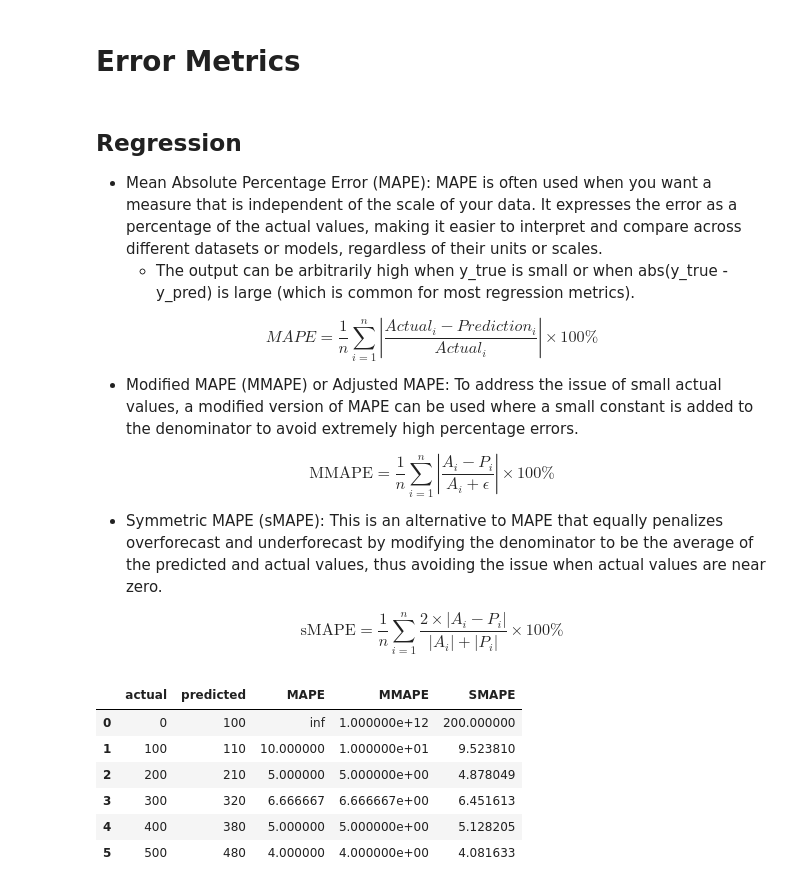
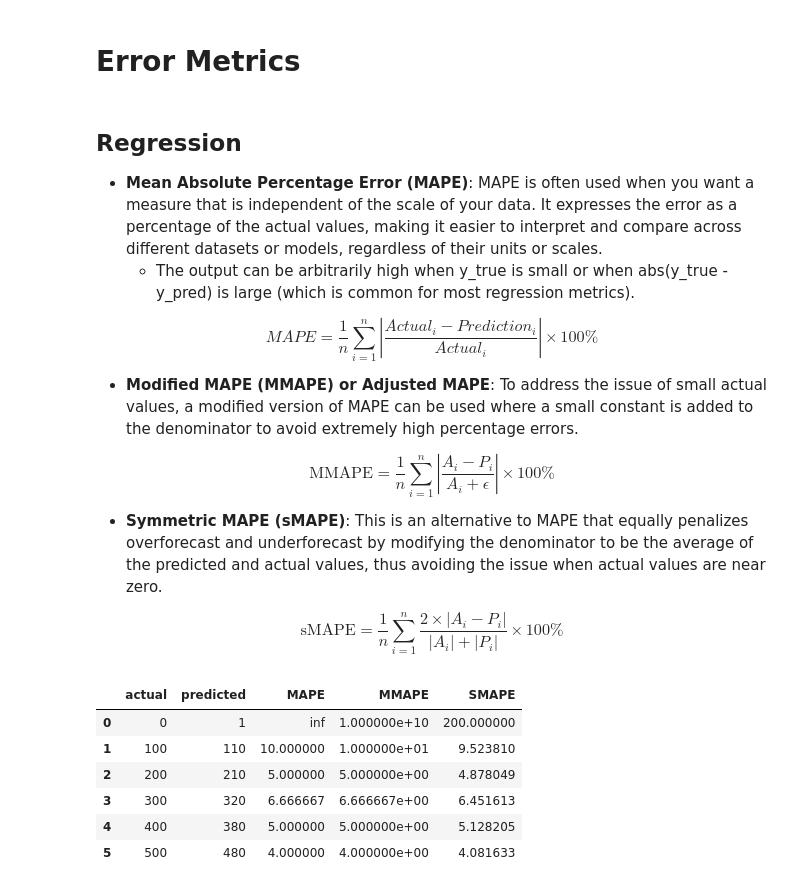
Before and after one commit to Jordanbarker/jordanbarker.github.io, a Jupyter notebook: Jupyter_Notebooks/ErrorMetrics.ipynb, the cells around one changed output. Cells and saved outputs as stored; diff of their text form; code cells hidden in the pictures.

```diff
--- a/Jupyter_Notebooks/ErrorMetrics.ipynb
+++ b/Jupyter_Notebooks/ErrorMetrics.ipynb
@@ -3,6 +6,6 @@
 # %% [markdown]
 ## Regression
-* Mean Absolute Percentage Error (MAPE): MAPE is often used when you want a measure that is independent of the scale of your data. It expresses the error as a percentage of the actual values, making it easier to interpret and compare across different datasets or models, regardless of their units or scales.
+* **Mean Absolute Percentage Error (MAPE)**: MAPE is often used when you want a measure that is independent of the scale of your data. It expresses the error as a percentage of the actual values, making it easier to interpret and compare across different datasets or models, regardless of their units or scales.
   * The output can be arbitrarily high when y_true is small or when abs(y_true - y_pred) is large (which is common for most regression metrics).
 
 $$
@@ -10,35 +13,31 @@ MAPE = \frac{1}{n} \sum_{i=1}^{n} \left| \frac{Actual_i - Prediction_i}{Actual_i
 $$
 
 
-* Modified MAPE (MMAPE) or Adjusted MAPE: To address the issue of small actual values, a modified version of MAPE can be used where a small constant is added to the denominator to avoid extremely high percentage errors.
+* **Modified MAPE (MMAPE) or Adjusted MAPE**: To address the issue of small actual values, a modified version of MAPE can be used where a small constant is added to the denominator to avoid extremely high percentage errors.
 
 $$
 \text{MMAPE} = \frac{1}{n} \sum_{i=1}^{n} \left| \frac{A_i - P_i}{A_i + \epsilon} \right| \times 100\%
 $$
 
-* Symmetric MAPE (sMAPE): This is an alternative to MAPE that equally penalizes overforecast and underforecast by modifying the denominator to be the average of the predicted and actual values, thus avoiding the issue when actual values are near zero.
+* **Symmetric MAPE (sMAPE)**: This is an alternative to MAPE that equally penalizes overforecast and underforecast by modifying the denominator to be the average of the predicted and actual values, thus avoiding the issue when actual values are near zero.
 
 $$
 \text{sMAPE} = \frac{1}{n} \sum_{i=1}^{n} \frac{2 \times \left| A_i - P_i \right|}{\left| A_i \right| + \left| P_i \right|} \times 100\%
 $$
 # %%
-import numpy as np
-import pandas as pd
-
 df = pd.DataFrame({
-    'actual': [0, 100, 200, 300, 400, 500],
-    'predicted': [100, 110, 210, 320, 380, 480]
+    'actual':       [0, 100, 200, 300, 400, 500],
+    'predicted':    [1, 110, 210, 320, 380, 480]
 })
-
 
 df['MAPE'] = abs((df['actual'] - df['predicted']) / df['actual']) * 100
 df['MMAPE'] = abs((df['actual'] - df['predicted']) / (df['actual'] + 1e-8)) * 100
 df['SMAPE'] = 2 * abs(df['actual'] - df['predicted']) / (abs(df['actual']) + abs(df['predicted'])) * 100
 
 df
 # %% [output]
 |  | actual | predicted | MAPE | MMAPE | SMAPE |
-| 0 | 0 | 100 | inf | 1.000000e+12 | 200.000000 |
+| 0 | 0 | 1 | inf | 1.000000e+10 | 200.000000 |
 | 1 | 100 | 110 | 10.000000 | 1.000000e+01 | 9.523810 |
 | 2 | 200 | 210 | 5.000000 | 5.000000e+00 | 4.878049 |
 | 3 | 300 | 320 | 6.666667 | 6.666667e+00 | 6.451613 |
```
Also changed, not shown: parts of 10 cells of this notebook.
